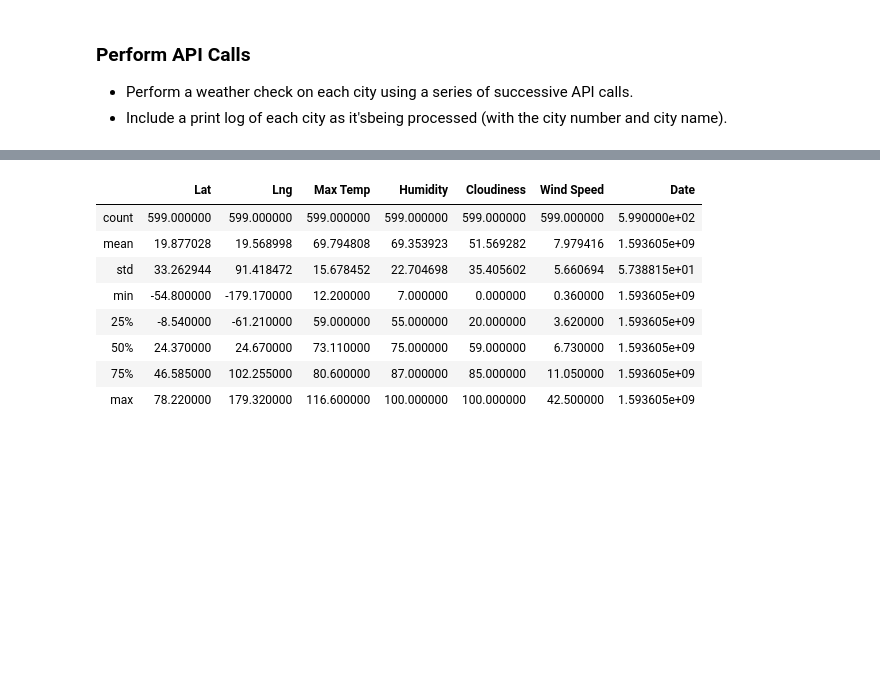
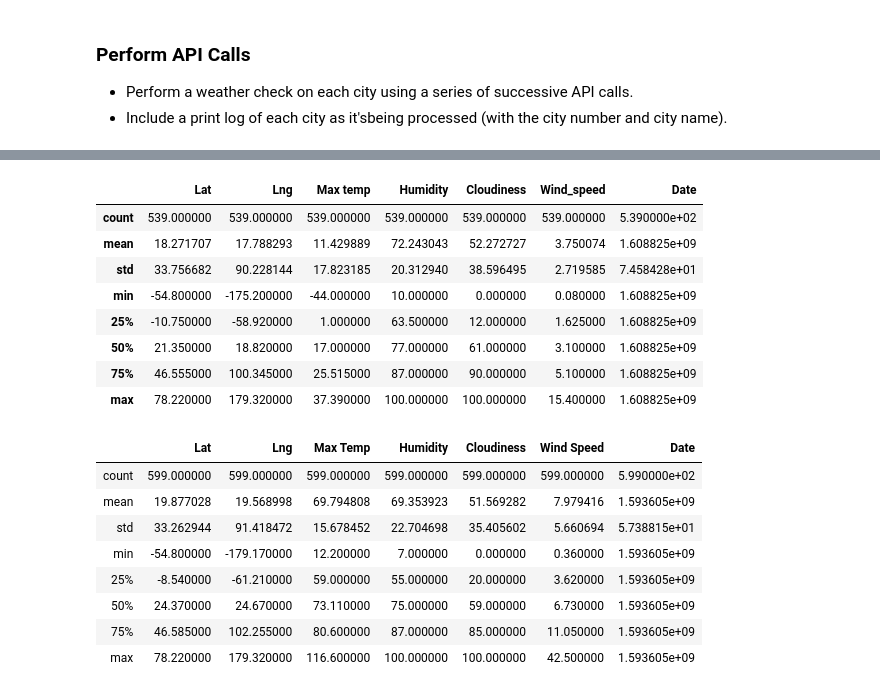
Before and after one commit to nadiarichards/python-api-challenge, a Jupyter notebook: WeatherPy/WeatherPy.ipynb, the cells around one changed output, grey strips where cells are left out. Drawn from its saved outputs; the diff is of its cells as text; code cells hidden in the pictures; blank space fills up the shorter version.

Commit message:
progress in weatherpy

```diff
--- a/WeatherPy/WeatherPy.ipynb
+++ b/WeatherPy/WeatherPy.ipynb
@@ -53,7 +53,3 @@ len(cities)
 ### Perform API Calls
 * Perform a weather check on each city using a series of successive API calls.
 * Include a print log of each city as it'sbeing processed (with the city number and city name).
-# %%
-url = "http://api.openweathermap.org/data/2.5/weather?"
-units = "metric"
-query_url = f"{url}appid={weather_api_key}&units={units}&q="
@@ -64,17 +55,0 @@ requests.get(query_url + city).json()['clouds']['all']
-# %%
-temperature=[]
-humidity=[]
-cloudiness=[]
-wind_speed=[]
-
-print {"Beginning Data Retrieval"}
-print("__________________________________")
-
-for city in cities:
-    response = requests.get(query_url + city).json()
-    temperature.append(response['main']['temp'])
-    humidity.append(response['main']['humidity'])
-    cloudiness.append(response['clouds']['all'])
-    wind_speed.append(response['wind']['speed'])
-
-    print(f"Processing Record" ?  "of set 1" "|" {city})
@@ -80,0 +122,3 @@ for city in cities:
+# %%
+city_data_df=pd.DataFrame(city_data)
+city_data_df.head()
@@ -112,3 +140,15 @@ Data Retrieval Complete
+# %%
+city_data_df.describe()
+# %% [output]
+|  | Lat | Lng | Max temp | Humidity | Cloudiness | Wind_speed | Date |
+| count | 539.000000 | 539.000000 | 539.000000 | 539.000000 | 539.000000 | 539.000000 | 5.390000e+02 |
+| mean | 18.271707 | 17.788293 | 11.429889 | 72.243043 | 52.272727 | 3.750074 | 1.608825e+09 |
+| std | 33.756682 | 90.228144 | 17.823185 | 20.312940 | 38.596495 | 2.719585 | 7.458428e+01 |
+| min | -54.800000 | -175.200000 | -44.000000 | 10.000000 | 0.000000 | 0.080000 | 1.608825e+09 |
+| 25% | -10.750000 | -58.920000 | 1.000000 | 63.500000 | 12.000000 | 1.625000 | 1.608825e+09 |
+| 50% | 21.350000 | 18.820000 | 17.000000 | 77.000000 | 61.000000 | 3.100000 | 1.608825e+09 |
+| 75% | 46.555000 | 100.345000 | 25.515000 | 87.000000 | 90.000000 | 5.100000 | 1.608825e+09 |
+| max | 78.220000 | 179.320000 | 37.390000 | 100.000000 | 100.000000 | 15.400000 | 1.608825e+09 |
 # %%
 # %% [output]
 |  | Lat | Lng | Max Temp | Humidity | Cloudiness | Wind Speed | Date |
```
Also changed, not shown: parts of 11 cells of this notebook, 1 other file.
